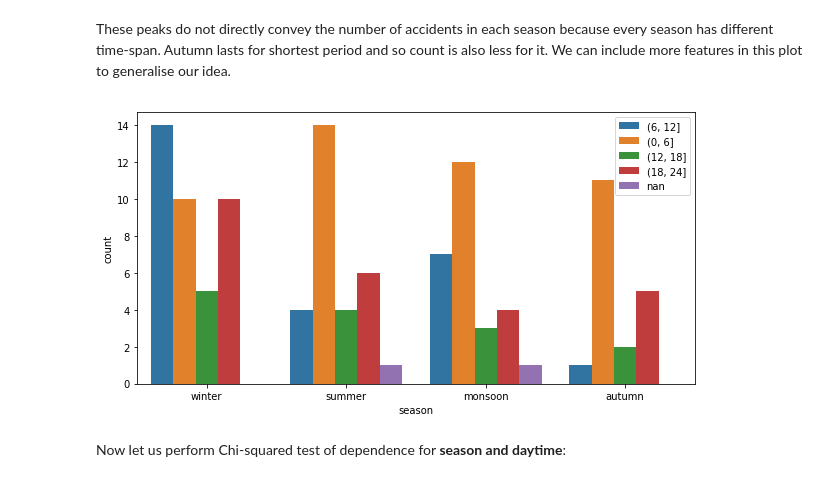
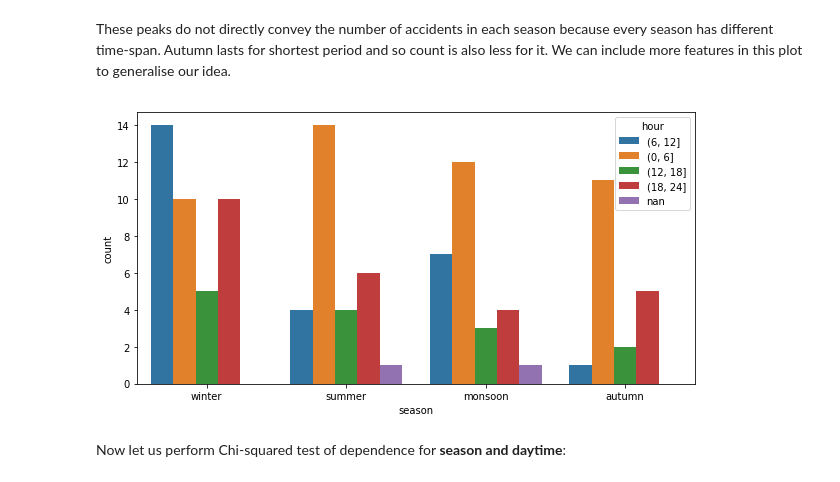
Before and after one commit to sanjeevai/Train_accidents_in_India, a Jupyter notebook: project.ipynb, the cells around one changed output. Cells and saved outputs as stored; diff of their text form; code cells hidden in the pictures.

```diff
--- a/project.ipynb
+++ b/project.ipynb
@@ -479,11 +490,11 @@ These peaks do not directly convey the number of accidents in each season becaus
 # %%
 plt.figure(figsize=(10,5))
 plt.xlabel("Season")
 plt.ylabel("Accident count")
 sns.countplot(x = 'season', hue = 'daytime', data = df);
-plt.legend(loc='upper right');
+plt.legend(title = 'hour', loc='upper right');
 # %% [output]
-[figure, old version]
+[figure, new version]
 # %% [markdown]
 Now let us perform Chi-squared test of dependence for **season and daytime**:
 # %%
```
Also changed, not shown: parts of 10 cells of this notebook.
